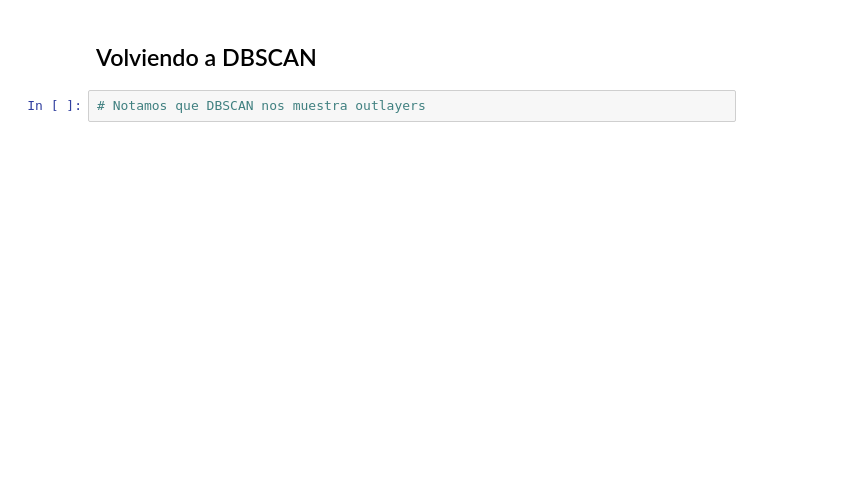
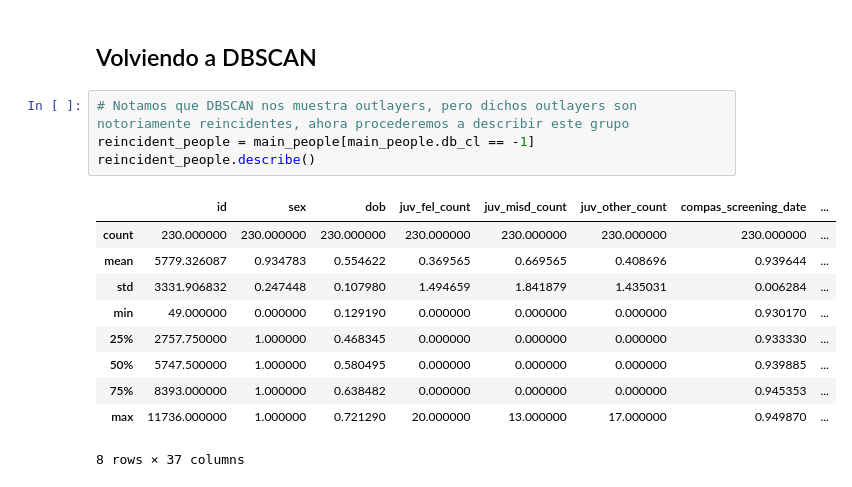
Before and after one commit to PJaramilloV/bias-no-basado, a Jupyter notebook: src/pregunta-2.ipynb, the cells around one changed output. Drawn from its saved outputs; the diff is of its cells as text; blank space fills up the shorter version.

```diff
--- a/src/pregunta-2.ipynb
+++ b/src/pregunta-2.ipynb
@@ -214,5 +215,18 @@ ward_cl
 Name: is_recid, dtype: float64
 # %% [markdown]
 ## Volviendo a DBSCAN
-# %%
-# Notamos que DBSCAN nos muestra outlayers
+# %%
+# Notamos que DBSCAN nos muestra outlayers, pero dichos outlayers son notoriamente reincidentes, ahora procederemos a describir este grupo
+reincident_people = main_people[main_people.db_cl == -1]
+reincident_people.describe()
+# %% [output]
+|  | id | sex | dob | juv_fel_count | juv_misd_count | juv_other_count | compas_screening_date | ... |
+| count | 230.000000 | 230.000000 | 230.000000 | 230.000000 | 230.000000 | 230.000000 | 230.000000 | ... |
+| mean | 5779.326087 | 0.934783 | 0.554622 | 0.369565 | 0.669565 | 0.408696 | 0.939644 | ... |
+| std | 3331.906832 | 0.247448 | 0.107980 | 1.494659 | 1.841879 | 1.435031 | 0.006284 | ... |
+| min | 49.000000 | 0.000000 | 0.129190 | 0.000000 | 0.000000 | 0.000000 | 0.930170 | ... |
+| 25% | 2757.750000 | 1.000000 | 0.468345 | 0.000000 | 0.000000 | 0.000000 | 0.933330 | ... |
+| 50% | 5747.500000 | 1.000000 | 0.580495 | 0.000000 | 0.000000 | 0.000000 | 0.939885 | ... |
+| 75% | 8393.000000 | 1.000000 | 0.638482 | 0.000000 | 0.000000 | 0.000000 | 0.945353 | ... |
+| max | 11736.000000 | 1.000000 | 0.721290 | 20.000000 | 13.000000 | 17.000000 | 0.949870 | ... |
+8 rows × 37 columns
```
Also changed, not shown: parts of 22 cells of this notebook, 1 other file.
